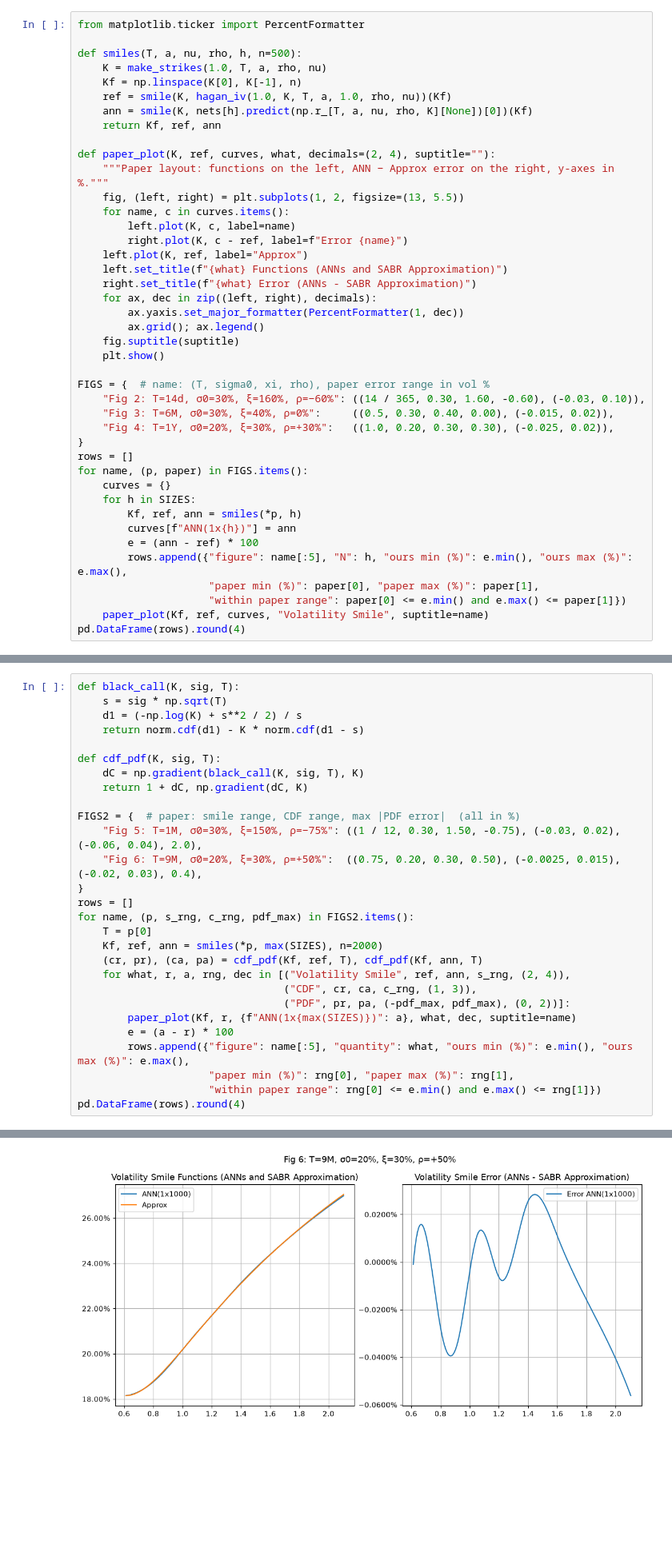
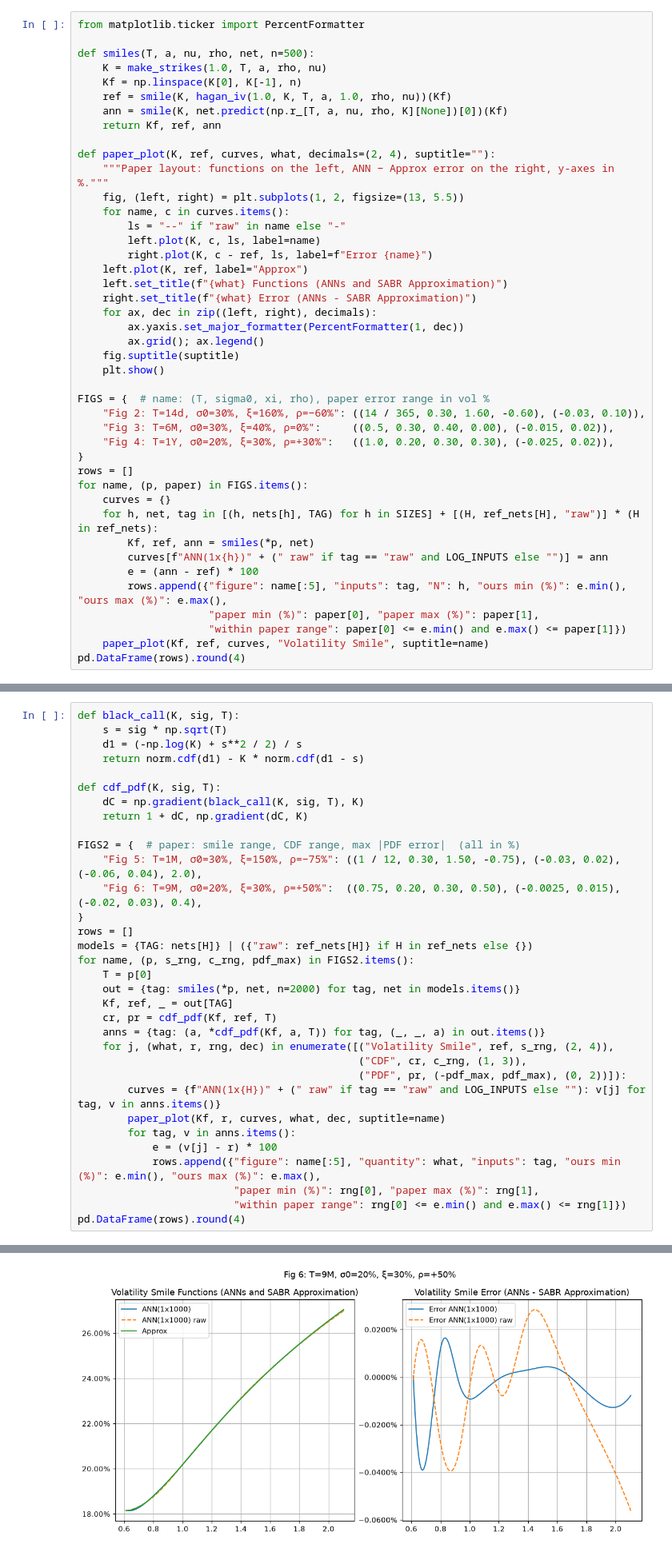
Before and after one commit to SindreVeum/AQF-darth-hedger, a Jupyter notebook: AQF_S2_ANN_Hagan.ipynb, the cells around one changed output, grey strips where cells are left out. Shown at 80% size. Drawn from its saved outputs; the diff is of its cells as text; blank space fills up the shorter version.

```diff
--- a/AQF_S2_ANN_Hagan.ipynb
+++ b/AQF_S2_ANN_Hagan.ipynb
@@ -164,19 +197,20 @@ Both the Hagan reference and the ANN outputs are taken at the 10 strikes and pas
 # %%
 from matplotlib.ticker import PercentFormatter
 
-def smiles(T, a, nu, rho, h, n=500):
+def smiles(T, a, nu, rho, net, n=500):
     K = make_strikes(1.0, T, a, rho, nu)
     Kf = np.linspace(K[0], K[-1], n)
     ref = smile(K, hagan_iv(1.0, K, T, a, 1.0, rho, nu))(Kf)
-    ann = smile(K, nets[h].predict(np.r_[T, a, nu, rho, K][None])[0])(Kf)
+    ann = smile(K, net.predict(np.r_[T, a, nu, rho, K][None])[0])(Kf)
     return Kf, ref, ann
 
 def paper_plot(K, ref, curves, what, decimals=(2, 4), suptitle=""):
     """Paper layout: functions on the left, ANN − Approx error on the right, y-axes in %."""
     fig, (left, right) = plt.subplots(1, 2, figsize=(13, 5.5))
     for name, c in curves.items():
-        left.plot(K, c, label=name)
-        right.plot(K, c - ref, label=f"Error {name}")
+        ls = "--" if "raw" in name else "-"
+        left.plot(K, c, ls, label=name)
+        right.plot(K, c - ref, ls, label=f"Error {name}")
     left.plot(K, ref, label="Approx")
     left.set_title(f"{what} Functions (ANNs and SABR Approximation)")
     right.set_title(f"{what} Error (ANNs - SABR Approximation)")
@@ -194,11 +228,11 @@ FIGS = {  # name: (T, sigma0, xi, rho), paper error range in vol %
 rows = []
 for name, (p, paper) in FIGS.items():
     curves = {}
-    for h in SIZES:
-        Kf, ref, ann = smiles(*p, h)
-        curves[f"ANN(1x{h})"] = ann
+    for h, net, tag in [(h, nets[h], TAG) for h in SIZES] + [(H, ref_nets[H], "raw")] * (H in ref_nets):
+        Kf, ref, ann = smiles(*p, net)
+        curves[f"ANN(1x{h})" + (" raw" if tag == "raw" and LOG_INPUTS else "")] = ann
         e = (ann - ref) * 100
-        rows.append({"figure": name[:5], "N": h, "ours min (%)": e.min(), "ours max (%)": e.max(),
+        rows.append({"figure": name[:5], "inputs": tag, "N": h, "ours min (%)": e.min(), "ours max (%)": e.max(),
                      "paper min (%)": paper[0], "paper max (%)": paper[1],
                      "within paper range": paper[0] <= e.min() and e.max() <= paper[1]})
     paper_plot(Kf, ref, curves, "Volatility Smile", suptitle=name)
@@ -238,17 +275,22 @@ FIGS2 = {  # paper: smile range, CDF range, max |PDF error|  (all in %)
     "Fig 6: T=9M, σ0=20%, ξ=30%, ρ=+50%":  ((0.75, 0.20, 0.30, 0.50), (-0.0025, 0.015), (-0.02, 0.03), 0.4),
 }
 rows = []
+models = {TAG: nets[H]} | ({"raw": ref_nets[H]} if H in ref_nets else {})
 for name, (p, s_rng, c_rng, pdf_max) in FIGS2.items():
     T = p[0]
-    Kf, ref, ann = smiles(*p, max(SIZES), n=2000)
-    (cr, pr), (ca, pa) = cdf_pdf(Kf, ref, T), cdf_pdf(Kf, ann, T)
-    for what, r, a, rng, dec in [("Volatility Smile", ref, ann, s_rng, (2, 4)),
-                                 ("CDF", cr, ca, c_rng, (1, 3)),
-                                 ("PDF", pr, pa, (-pdf_max, pdf_max), (0, 2))]:
-        paper_plot(Kf, r, {f"ANN(1x{max(SIZES)})": a}, what, dec, suptitle=name)
-        e = (a - r) * 100
-        rows.append({"figure": name[:5], "quantity": what, "ours min (%)": e.min(), "ours max (%)": e.max(),
-                     "paper min (%)": rng[0], "paper max (%)": rng[1],
-                     "within paper range": rng[0] <= e.min() and e.max() <= rng[1]})
+    out = {tag: smiles(*p, net, n=2000) for tag, net in models.items()}
+    Kf, ref, _ = out[TAG]
+    cr, pr = cdf_pdf(Kf, ref, T)
+    anns = {tag: (a, *cdf_pdf(Kf, a, T)) for tag, (_, _, a) in out.items()}
+    for j, (what, r, rng, dec) in enumerate([("Volatility Smile", ref, s_rng, (2, 4)),
+                                             ("CDF", cr, c_rng, (1, 3)),
+                                             ("PDF", pr, (-pdf_max, pdf_max), (0, 2))]):
+        curves = {f"ANN(1x{H})" + (" raw" if tag == "raw" and LOG_INPUTS else ""): v[j] for tag, v in anns.items()}
+        paper_plot(Kf, r, curves, what, dec, suptitle=name)
+        for tag, v in anns.items():
+            e = (v[j] - r) * 100
+            rows.append({"figure": name[:5], "quantity": what, "inputs": tag, "ours min (%)": e.min(), "ours max (%)": e.max(),
+                         "paper min (%)": rng[0], "paper max (%)": rng[1],
+                         "within paper range": rng[0] <= e.min() and e.max() <= rng[1]})
 pd.DataFrame(rows).round(4)
 # %% [output]
@@ -258 +300 @@ pd.DataFrame(rows).round(4)
-[figure, old version]
+[figure, new version]
```
Also changed, not shown: parts of 12 cells of this notebook.
